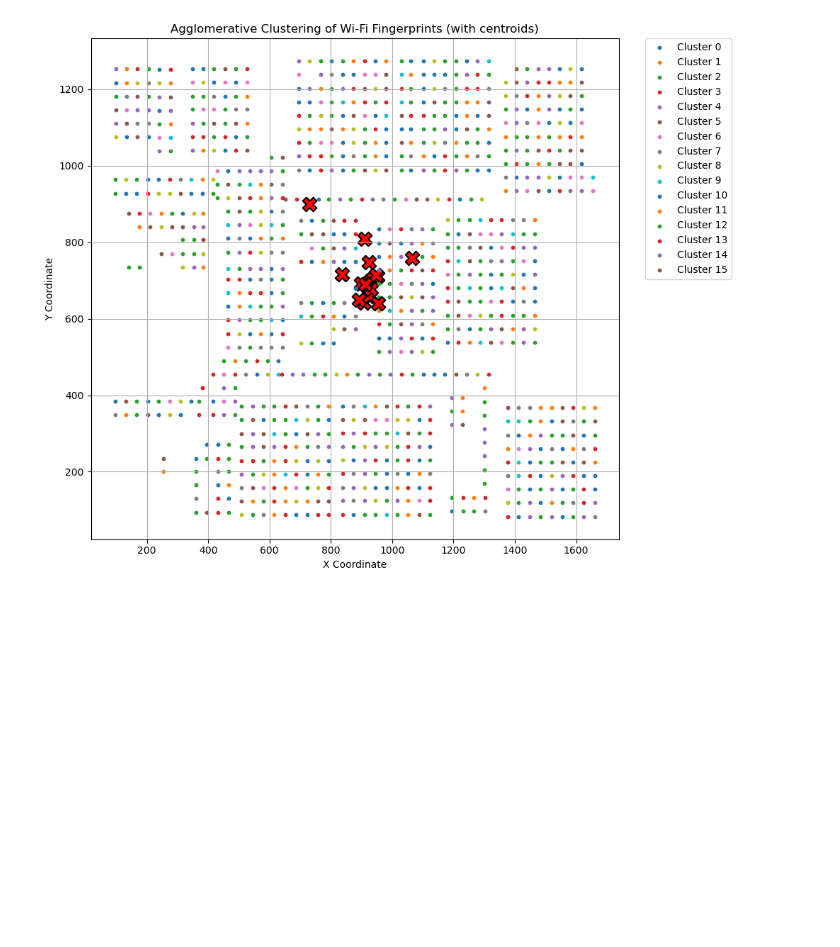
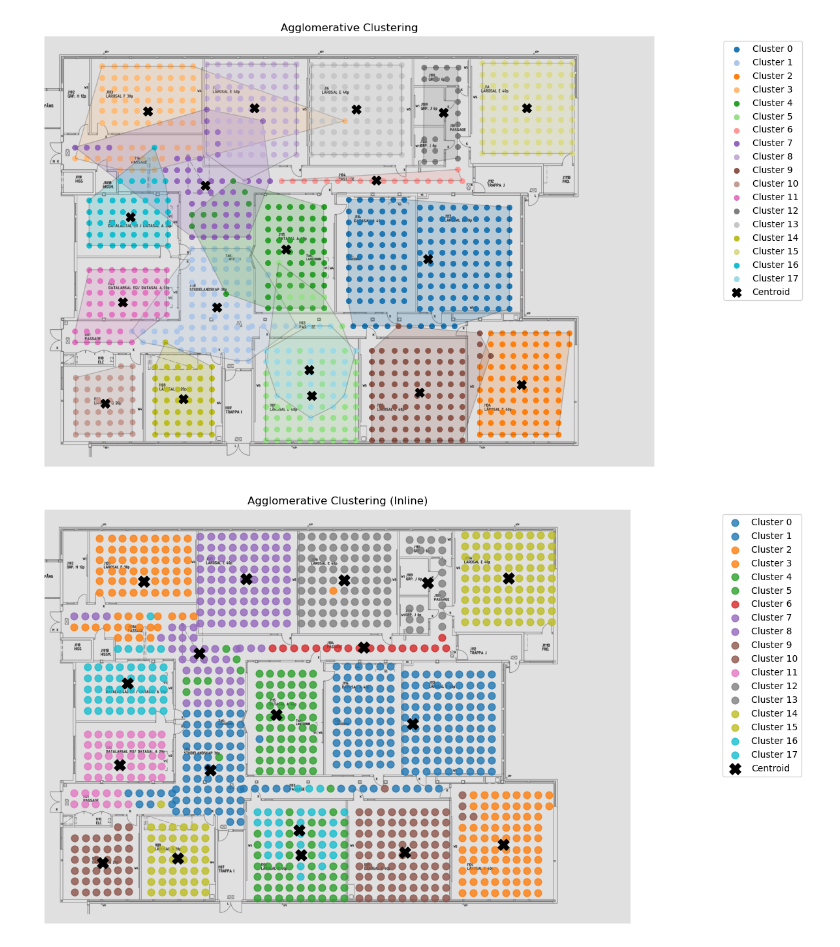
Before and after one commit to wirelessATwest/MLDR-WiFi, a Jupyter notebook: Clustering_Algorithms_Evaluation.ipynb, the cells around one changed output. Saved outputs shown, nothing was run; the diff lists cells and outputs as text; code cells hidden in the pictures; blank space fills up the shorter version.

```diff
--- a/Clustering_Algorithms_Evaluation.ipynb
+++ b/Clustering_Algorithms_Evaluation.ipynb
@@ -418,53 +204,26 @@ cv2.destroyAllWindows()
 # %%
-# --- Agglomerative Clustering ---
-best_k = 2
-best_score = -1
+# --- Agglomerative ---
+best_k, best_score = 2, -1.0
 for k in k_range:
-    agglomerative = AgglomerativeClustering(n_clusters=k)
-    agglomerative_labels = agglomerative.fit_predict(X_train)
-    score = silhouette_score(X_train, agglomerative_labels)
-    if score > best_score:
-        best_k = k
-        best_score = score
+    labels = AgglomerativeClustering(n_clusters=k).fit_predict(X)
+    s = silhouette_score(X, labels)
+    if s > best_score:
+        best_k, best_score = k, s
+
 start = time.time()
-agglomerative = AgglomerativeClustering(n_clusters=best_k).fit(X_train)
+agg = AgglomerativeClustering(n_clusters=best_k).fit(X)
 end = time.time()
-agglomerative_labels = agglomerative.labels_
 results.append({
     'Algorithm': 'Agglomerative',
-    'Best_k': best_k,
+    'Clusters': best_k,
     'Clustering Time (s)': round(end - start, 4),
-    'Silhouette Score': round(silhouette_score(X_train, agglomerative_labels), 4)
+    'Silhouette Score': round(silhouette_score(X, agg.labels_), 4)
 })
+
+agglomerative_labels = AgglomerativeClustering(n_clusters=best_k).fit_predict(X)
+df_train['cluster'] = agglomerative_labels
+visualize_clusters_on_floorplan(df_train, "images/HV I-J Plan 1.png", "Agglomerative Clustering")
+plot_clusters_inline(df_train, "images/HV I-J Plan 1.png", title="Agglomerative Clustering (Inline)")
+# %% [output]
+[figure, added]
+[figure, added]
-# %%
-# Use Agglomerative labels instead of GMM
-df_train = df.iloc[:len(X_train)].copy()
-df_train['label'] = agglomerative_labels  # Use Agglomerative labels
-
-# Calculate centroids of each Agglomerative cluster (mean x and y)
-centroid_positions = df_train.groupby('label')[['x', 'y']].mean().values
-
-# Plotting
-plt.figure(figsize=(10, 8))
-for label in sorted(df_train['label'].unique()):
-    cluster_points = df_train[df_train['label'] == label]
-    plt.scatter(cluster_points['x'], cluster_points['y'], label=f'Cluster {label}', s=10)
-    plt.scatter(
-        centroid_positions[label][0],
-        centroid_positions[label][1],
-        marker='X',
-        s=200,
-        edgecolors='black',
-        linewidths=1.5,
-        c='red'
-    )
-
-plt.legend(loc='best', bbox_to_anchor=(1.05, 1), borderaxespad=0.)
-plt.title("Agglomerative Clustering of Wi-Fi Fingerprints (with centroids)")
-plt.xlabel("X Coordinate")
-plt.ylabel("Y Coordinate")
-plt.grid(True)
-plt.tight_layout()
-plt.show()
-# %% [output]
-[figure, removed]
```
Also changed, not shown: parts of 50 cells of this notebook, 1 other file.
